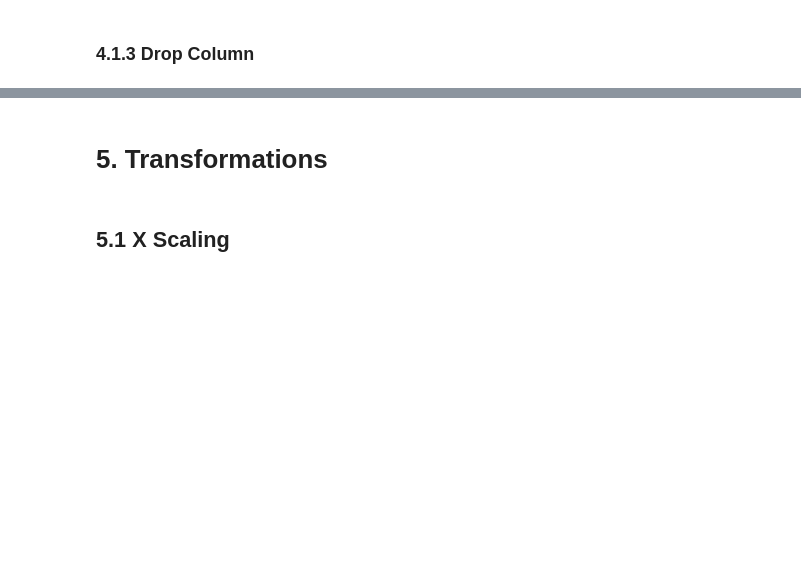
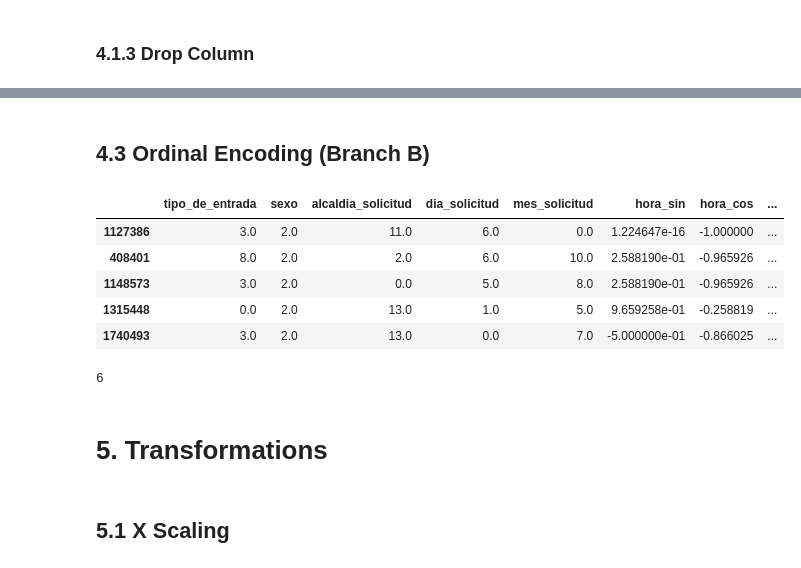
Before and after one commit to sbenhumea/citizen-requests-analysis-project-locatel, a Jupyter notebook: notebooks/modeling.ipynb, the cells around one changed output, grey strips where cells are left out. Drawn from its saved outputs; the diff is of its cells as text; code cells hidden in the pictures; blank space fills up the shorter version.

```diff
--- a/notebooks/modeling.ipynb
+++ b/notebooks/modeling.ipynb
@@ -59 +188,4 @@ X_test
+# %%
+X_train_ord = X_train.copy()
+X_test_ord = X_test.copy()
 # %% [markdown]
@@ -74,0 +239,2 @@ X_train.info()
+# %% [markdown]
+## 4.3 Ordinal Encoding (Branch B)
@@ -75,3 +248,16 @@ X_train.info()
+# %%
+X_test_ord.head()
+# %% [output]
+|  | tipo_de_entrada | sexo | alcaldia_solicitud | dia_solicitud | mes_solicitud | hora_sin | hora_cos | ... |
+| 1127386 | 3.0 | 2.0 | 11.0 | 6.0 | 0.0 | 1.224647e-16 | -1.000000 | ... |
+| 408401 | 8.0 | 2.0 | 2.0 | 6.0 | 10.0 | 2.588190e-01 | -0.965926 | ... |
+| 1148573 | 3.0 | 2.0 | 0.0 | 5.0 | 8.0 | 2.588190e-01 | -0.965926 | ... |
+| 1315448 | 0.0 | 2.0 | 13.0 | 1.0 | 5.0 | 9.659258e-01 | -0.258819 | ... |
+| 1740493 | 3.0 | 2.0 | 13.0 | 0.0 | 7.0 | -5.000000e-01 | -0.866025 | ... |
+# %%
+len(ord_e.categories_)
+# %% [output]
+6
 # %% [markdown]
 # 5. Transformations
 # %% [markdown]
```
Also changed, not shown: parts of 65 cells of this notebook, 1 other file.
